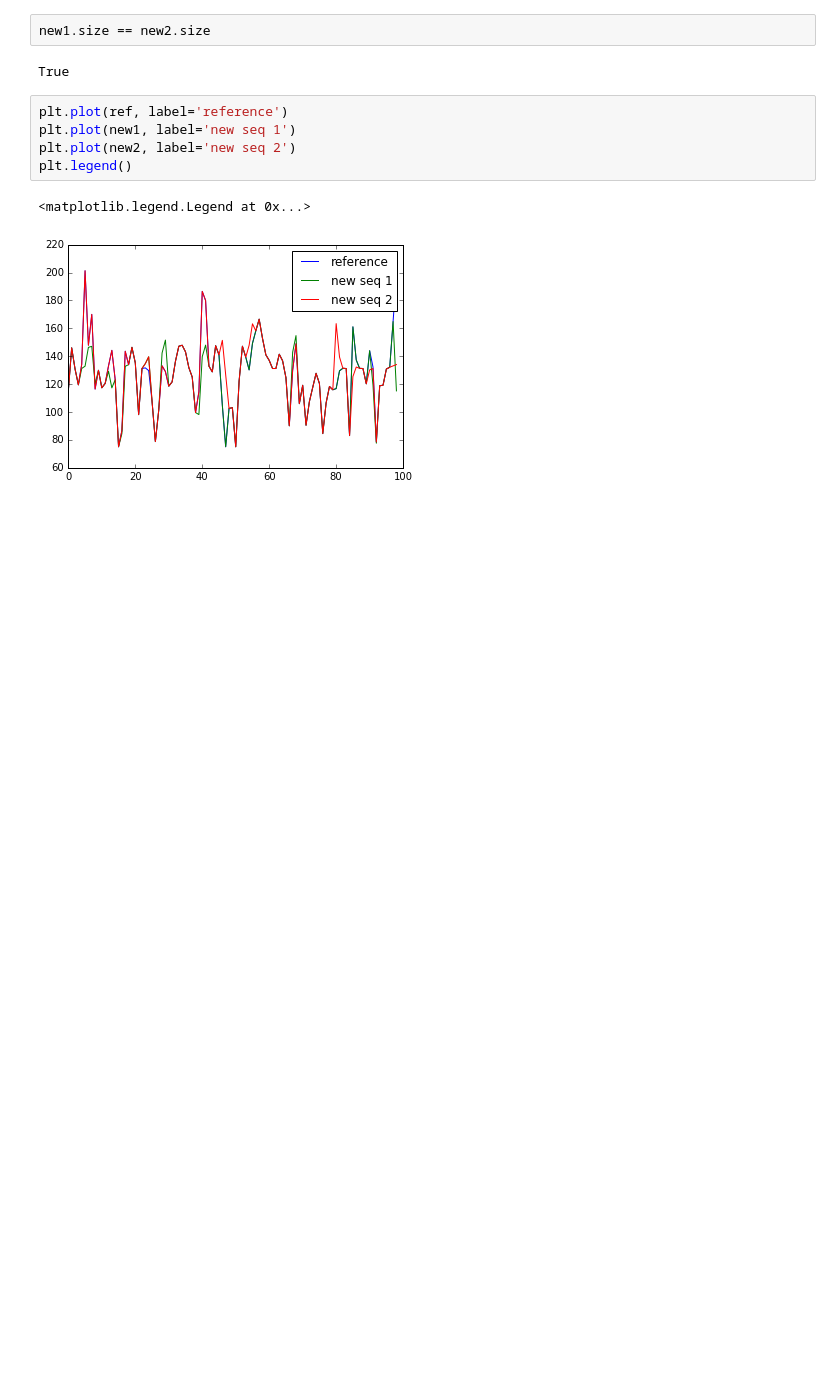
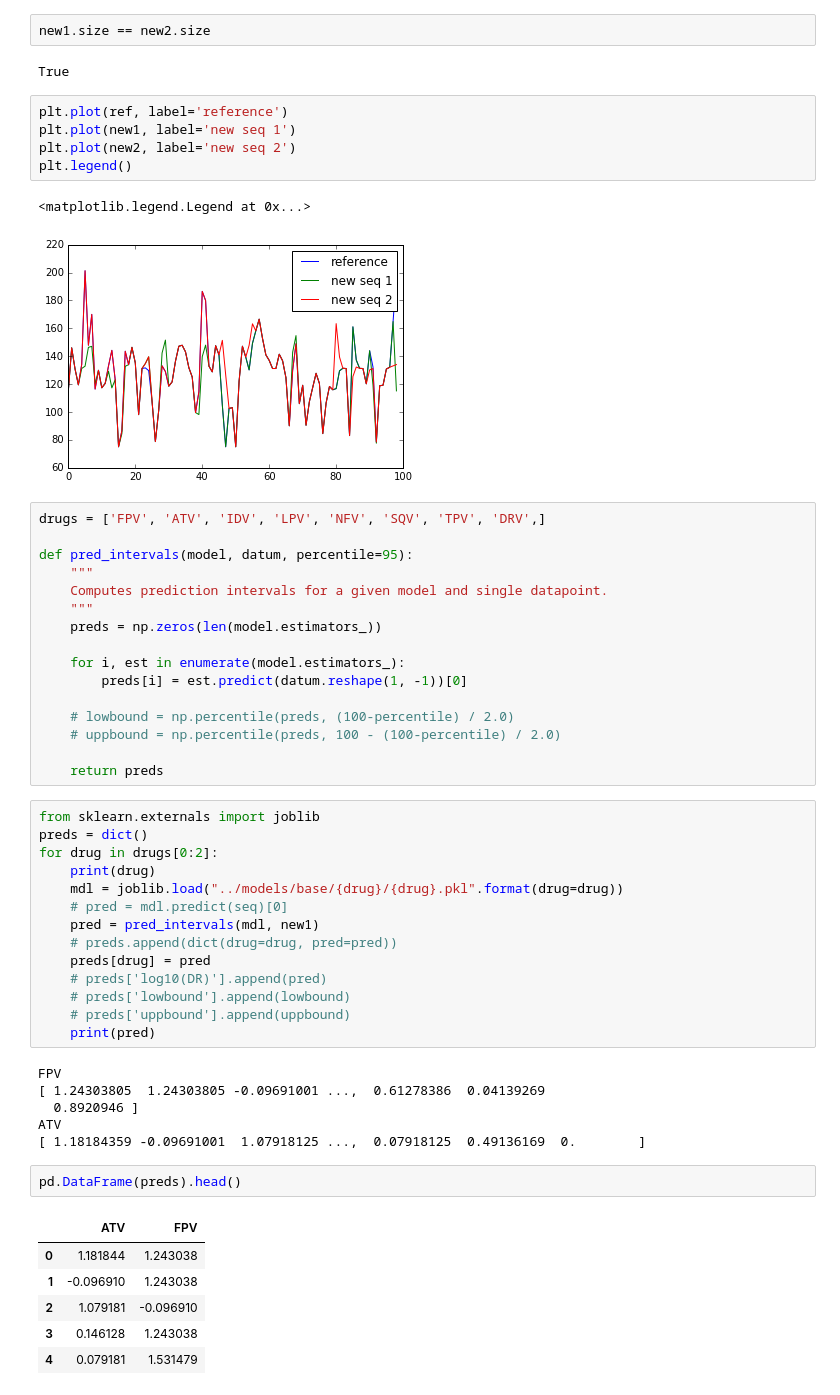
Before and after one commit to ericmjl/genomic-surveillance-dashboard, a Jupyter notebook: notebooks/input-new-data.ipynb, the cells around one changed output. Cells and saved outputs as stored; diff of their text form; blank space fills up the shorter version.

```diff
--- a/notebooks/input-new-data.ipynb
+++ b/notebooks/input-new-data.ipynb
@@ -46,3 +56,48 @@ plt.legend()
 # %% [output]
 <matplotlib.legend.Legend at 0x...>
 [figure]
+# %%
+drugs = ['FPV', 'ATV', 'IDV', 'LPV', 'NFV', 'SQV', 'TPV', 'DRV',]
+
+def pred_intervals(model, datum, percentile=95):
+    """
+    Computes prediction intervals for a given model and single datapoint.
+    """
+    preds = np.zeros(len(model.estimators_))
+
+    for i, est in enumerate(model.estimators_):
+        preds[i] = est.predict(datum.reshape(1, -1))[0]
+
+    # lowbound = np.percentile(preds, (100-percentile) / 2.0)
+    # uppbound = np.percentile(preds, 100 - (100-percentile) / 2.0)
+
+    return preds
+# %%
+from sklearn.externals import joblib
+preds = dict()
+for drug in drugs[0:2]:
+    print(drug)
+    mdl = joblib.load("../models/base/{drug}/{drug}.pkl".format(drug=drug))
+    # pred = mdl.predict(seq)[0]
+    pred = pred_intervals(mdl, new1)
+    # preds.append(dict(drug=drug, pred=pred))
+    preds[drug] = pred
+    # preds['log10(DR)'].append(pred)
+    # preds['lowbound'].append(lowbound)
+    # preds['uppbound'].append(uppbound)
+    print(pred)
+# %% [output]
+FPV
+[ 1.24303805  1.24303805 -0.09691001 ...,  0.61278386  0.04139269
+  0.8920946 ]
+ATV
+[ 1.18184359 -0.09691001  1.07918125 ...,  0.07918125  0.49136169  0.        ]
+# %%
+pd.DataFrame(preds).head()
+# %% [output]
+|  | ATV | FPV |
+| 0 | 1.181844 | 1.243038 |
+| 1 | -0.096910 | 1.243038 |
+| 2 | 1.079181 | -0.096910 |
+| 3 | 0.146128 | 1.243038 |
+| 4 | 0.079181 | 1.531479 |
```
Also changed, not shown: parts of 5 cells of this notebook.
